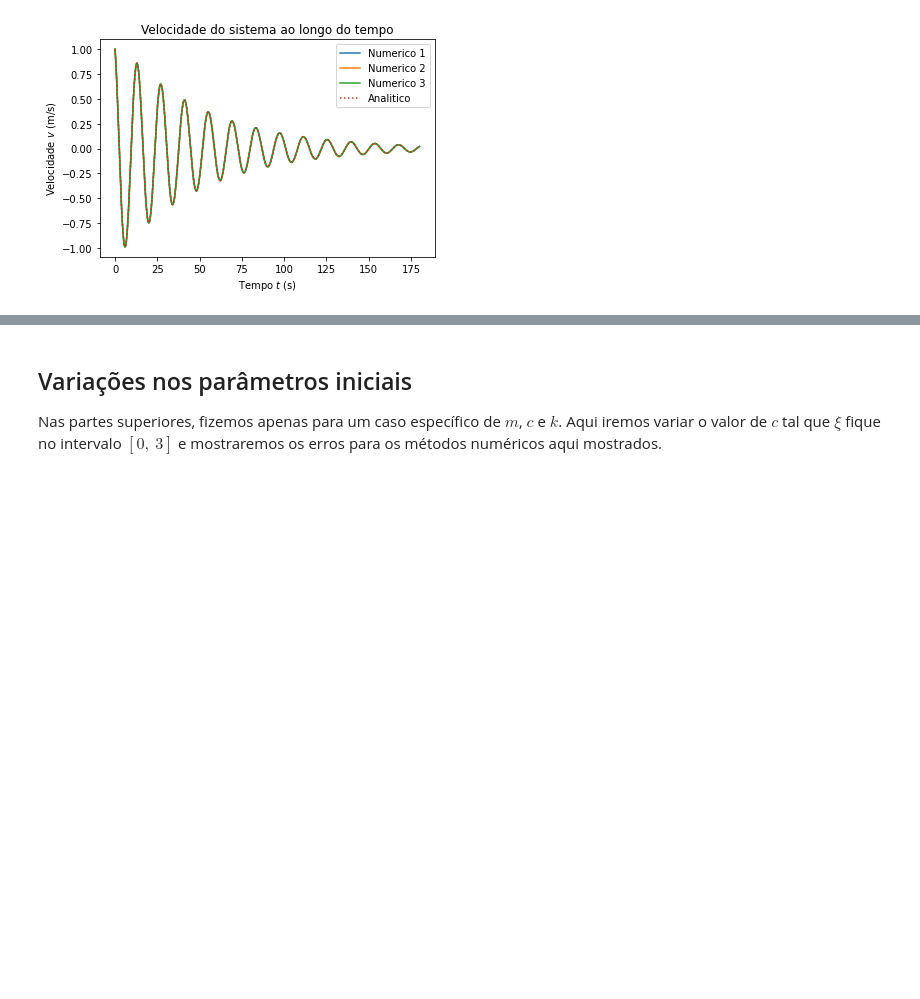
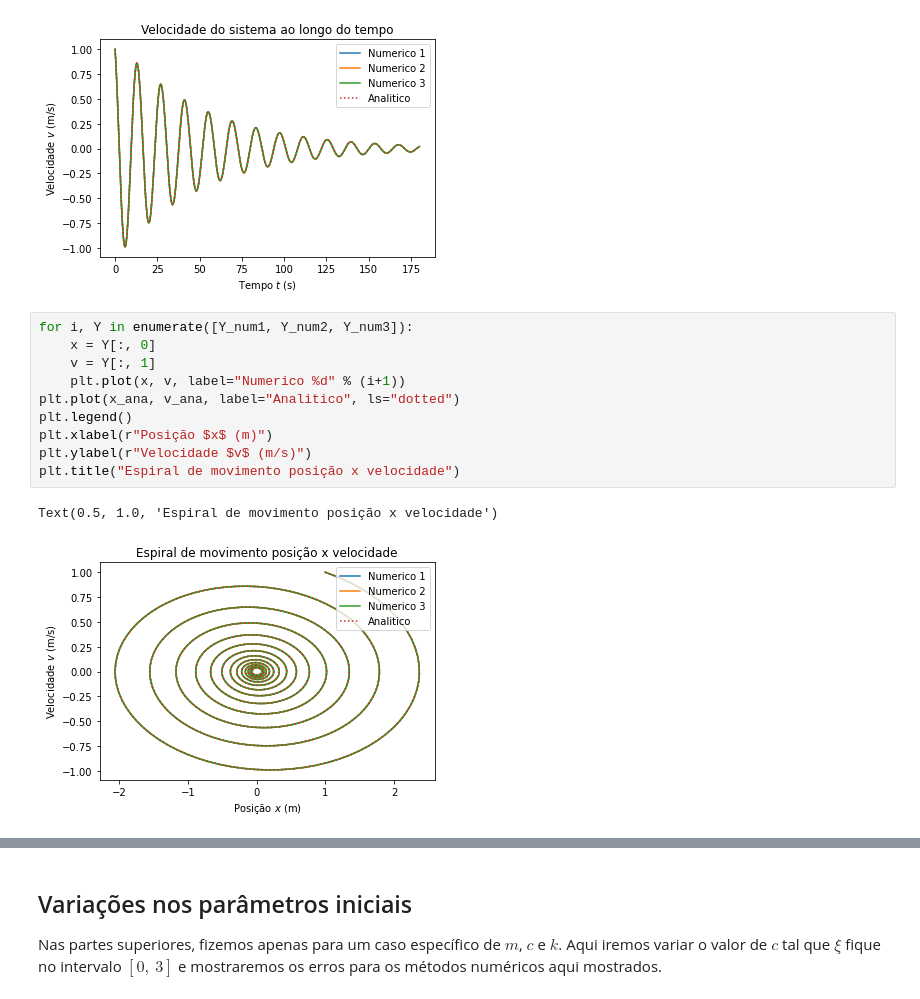
Before and after one commit to carlos-adir/UnB-Courses, a Jupyter notebook: vibracoes/sistema-massa-mola.ipynb, the cells around one changed output, grey strips where cells are left out. Drawn from its saved outputs; the diff is of its cells as text; blank space fills up the shorter version.

Commit message:
Add graph's energy and spiral position vs speed

```diff
--- a/vibracoes/sistema-massa-mola.ipynb
+++ b/vibracoes/sistema-massa-mola.ipynb
@@ -1136,3 +1136,16 @@ Error v_num3 norm L2  = 3.436e-03
 Error v_num3 norm inf = 2.764e-04
 Text(0.5, 1.0, 'Velocidade do sistema ao longo do tempo')
 [figure]
+# %%
+for i, Y in enumerate([Y_num1, Y_num2, Y_num3]):
+    x = Y[:, 0]
+    v = Y[:, 1]
+    plt.plot(x, v, label="Numerico %d" % (i+1))
+plt.plot(x_ana, v_ana, label="Analitico", ls="dotted")
+plt.legend()
+plt.xlabel(r"Posição $x$ (m)")
+plt.ylabel(r"Velocidade $v$ (m/s)")
+plt.title("Espiral de movimento posição x velocidade")
+# %% [output]
+Text(0.5, 1.0, 'Espiral de movimento posição x velocidade')
+[figure, added]
```
Also changed, not shown: parts of 3 cells of this notebook.
